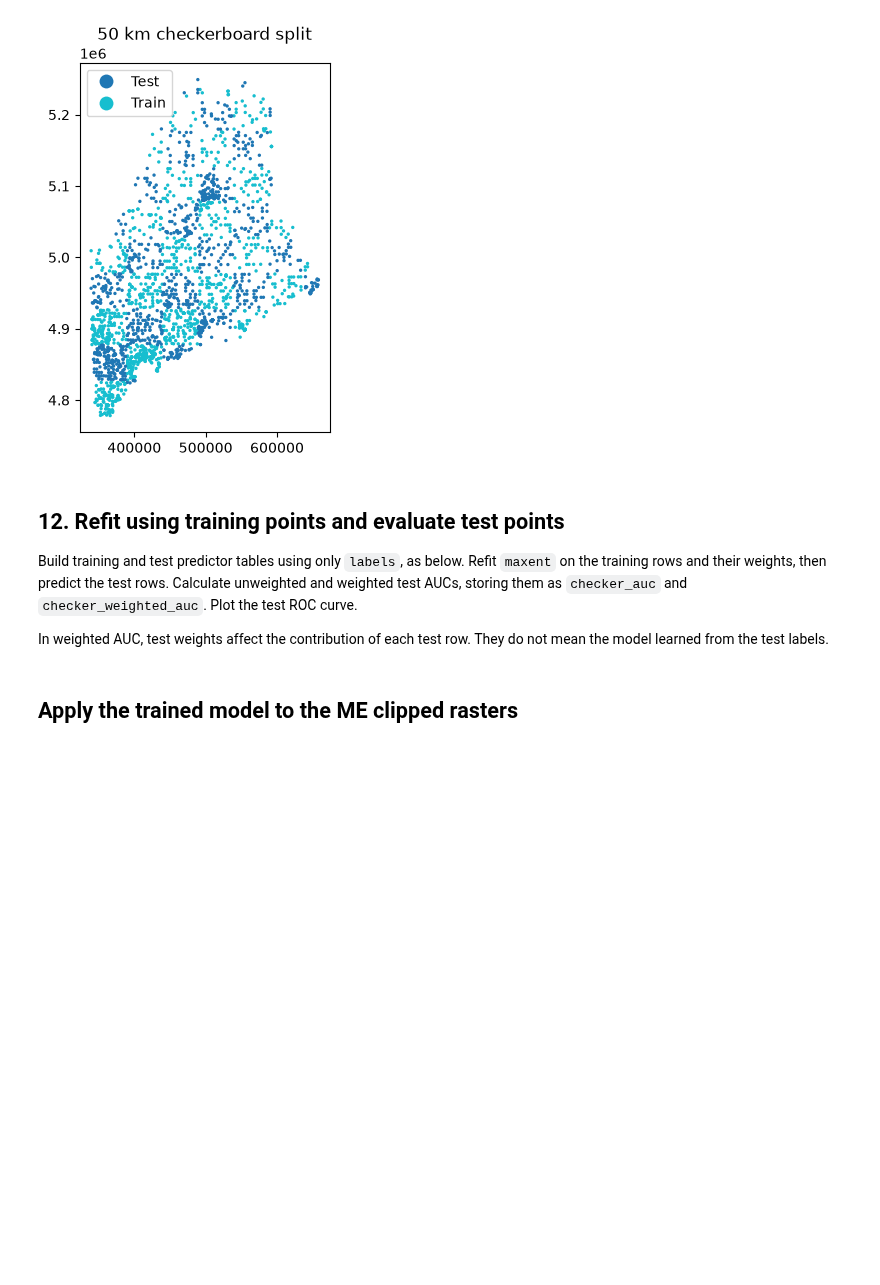
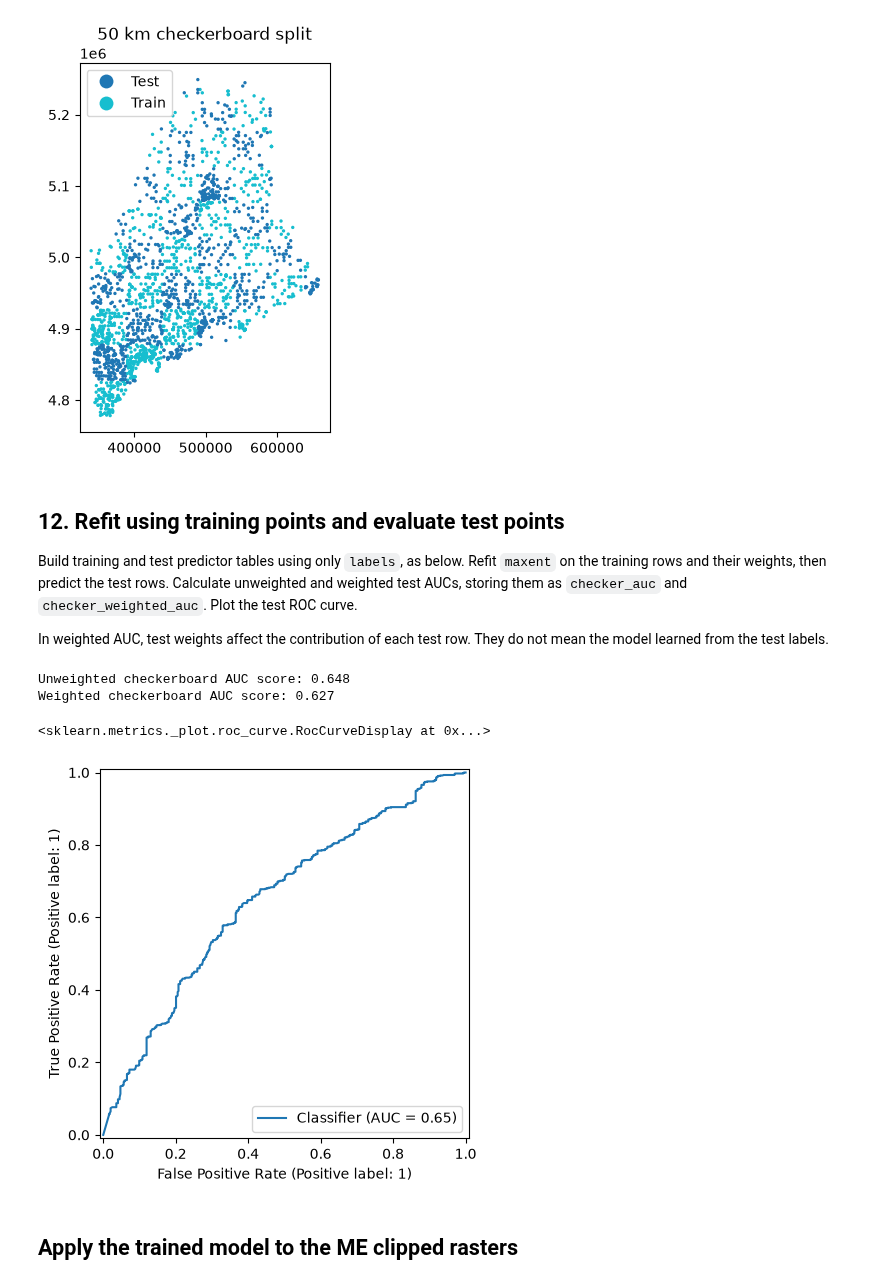
Before and after one commit to relleha/BIO597-SpatialBiodiversity, a Jupyter notebook: docs/assignments/Assignment-08-SDM-Software.ipynb, the cells around one changed output. Saved outputs shown, nothing was run; the diff lists cells and outputs as text; code cells hidden in the pictures; blank space fills up the shorter version.

```diff
--- a/docs/assignments/Assignment-08-SDM-Software.ipynb
+++ b/docs/assignments/Assignment-08-SDM-Software.ipynb
@@ -372,14 +374,29 @@ In weighted AUC, test weights affect the contribution of each test row. They do
 # %%
 Xtrain = train[labels]
 ytrain = train["class"]
 weight_train = train["SampleWeight"]
 Xtest = test[labels]
 ytest = test["class"]
 weight_test = test["SampleWeight"]
 
 # Fit maxent using only Xtrain, ytrain, and weight_train.
+maxent.fit(Xtrain, ytrain, sample_weight=weight_train)
+
 # Predict Xtest and calculate checker_auc and checker_weighted_auc.
+ypred = maxent.predict(Xtest)
+
 # Print the scores and plot the test ROC curve.
+checker_auc = metrics.roc_auc_score(ytest, ypred)
+checker_weighted_auc = metrics.roc_auc_score(ytest, ypred, sample_weight=weight_test)
+print(f"Unweighted checkerboard AUC score: {checker_auc:0.3f}")
+print(f"Weighted checkerboard AUC score: {checker_weighted_auc:0.3f}")
+
+RocCurveDisplay.from_predictions(ytest, ypred)
+# %% [output]
+Unweighted checkerboard AUC score: 0.648
+Weighted checkerboard AUC score: 0.627
+<sklearn.metrics._plot.roc_curve.RocCurveDisplay at 0x...>
+[figure, added]
 # %% [markdown]
 ## Apply the trained model to the ME clipped rasters
 # %%
```
Also changed, not shown: parts of 12 cells of this notebook, 2 other files.
